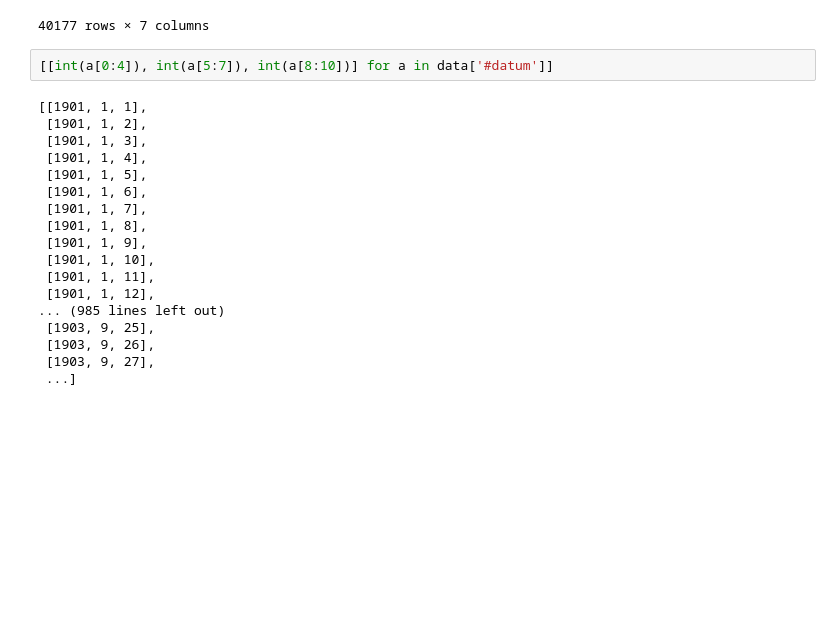
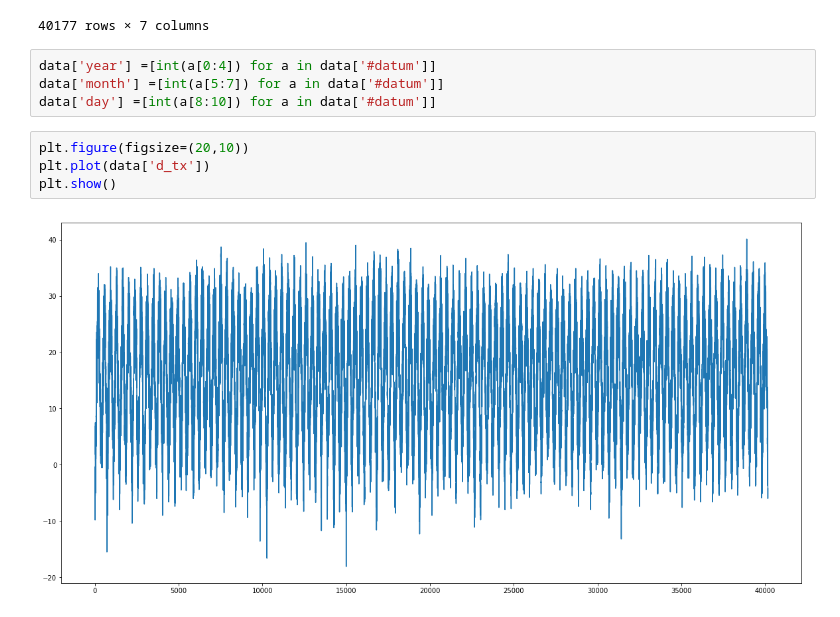
Before and after one commit to matech96/Deep-Learning-a-gyakorlatban-3-hazi, a Jupyter notebook: Untitled.ipynb, the cells around one changed output. Saved outputs shown, nothing was run; the diff lists cells and outputs as text; blank space fills up the shorter version.

```diff
--- a/Untitled.ipynb
+++ b/Untitled.ipynb
@@ -27,22 +29,12 @@ data
 | 40176 | 2010-12-31 | -5.8 | -4.2 | -8.2 | 0.0 | 0.0 | 0.0 |
 40177 rows × 7 columns
 # %%
-[[int(a[0:4]), int(a[5:7]), int(a[8:10])] for a in data['#datum']]
+data['year'] =[int(a[0:4]) for a in data['#datum']]
+data['month'] =[int(a[5:7]) for a in data['#datum']]
+data['day'] =[int(a[8:10]) for a in data['#datum']]
-# %% [output]
-[[1901, 1, 1],
- [1901, 1, 2],
- [1901, 1, 3],
- [1901, 1, 4],
- [1901, 1, 5],
- [1901, 1, 6],
- [1901, 1, 7],
- [1901, 1, 8],
- [1901, 1, 9],
- [1901, 1, 10],
- [1901, 1, 11],
- [1901, 1, 12],
-... (985 lines left out)
- [1903, 9, 25],
- [1903, 9, 26],
- [1903, 9, 27],
- ...]
+# %%
+plt.figure(figsize=(20,10))
+plt.plot(data['d_tx'])
+plt.show()
+# %% [output]
+[figure, added]
```
Also changed, not shown: parts of 15 cells of this notebook.
